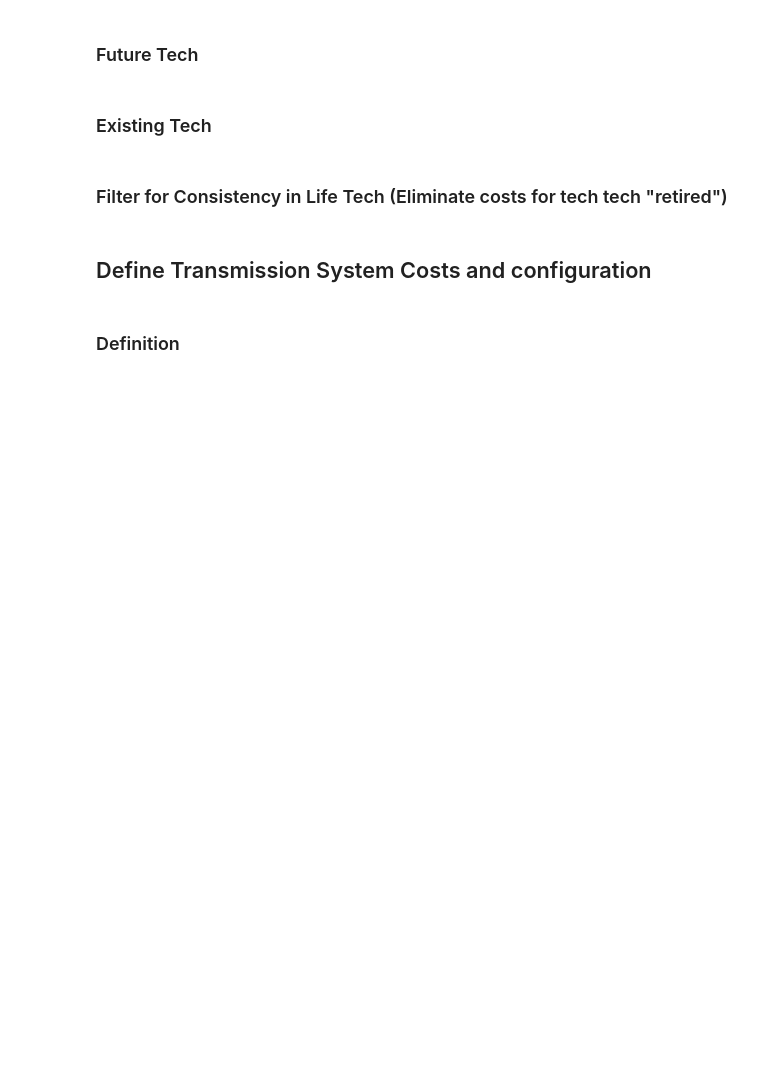
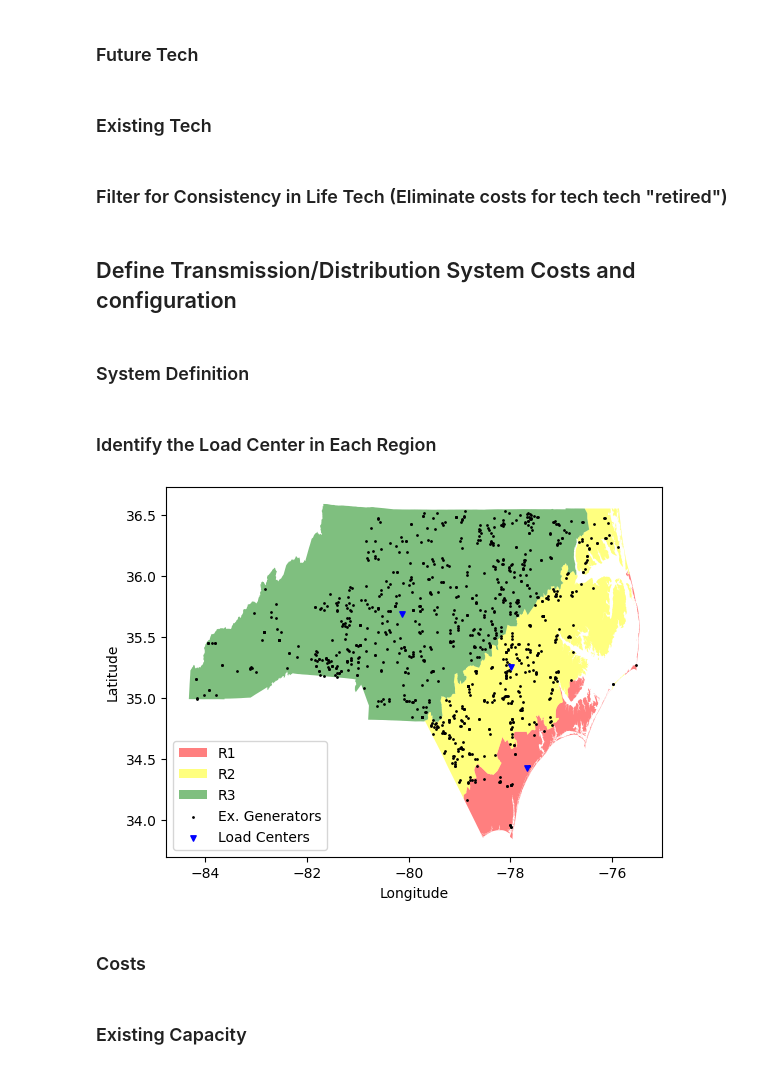
Before and after one commit to vaduraes/TemoaHurricane_V2, a Jupyter notebook: CreateBaseDeck/Excel2Sql.ipynb, the cells around one changed output. Drawn from its saved outputs; the diff is of its cells as text; code cells hidden in the pictures; blank space fills up the shorter version.

Commit message:
Define Transmission Inter regions

```diff
--- a/CreateBaseDeck/Excel2Sql.ipynb
+++ b/CreateBaseDeck/Excel2Sql.ipynb
@@ -559,17 +575,23 @@ PopulationR1=0
 PopulationR2=0
 PopulationR3=0
 
+ListCensusPop=[]
+ListCensusOnR1,ListCensusOnR2,ListCensusOnR3=[],[],[]
+
 for i in range(len(PointsPop)):
     point=PointsPop[i]
-
+    ListCensusPop.append(shapefile_Pop["POPULATION"][i])
     if new_polyR1.contains(point):
         PopulationR1=PopulationR1+shapefile_Pop["POPULATION"][i]
+        ListCensusOnR1.append(i)
 
     elif new_polyR2.contains(point):
         PopulationR2=PopulationR2+shapefile_Pop["POPULATION"][i]
+        ListCensusOnR2.append(i)
 
     elif new_polyR3.contains(point):
         PopulationR3=PopulationR3+shapefile_Pop["POPULATION"][i]
+        ListCensusOnR3.append(i)
 # %% [markdown]
 ### Read Demand From User and Regionalize
 # %%
@@ -873,4 +899,4 @@ CostFixed_sql=CostFixed_sql[KeepRows]
 # %% [markdown]
-## Define Transmission System Costs and configuration
+## Define Transmission/Distribution System Costs and configuration
 # %% [markdown]
-### Definition
+### System Definition
@@ -883,0 +930,54 @@ CostFixed_sql=CostFixed_sql[KeepRows]
+# %% [markdown]
+### Identify the Load Center in Each Region
+# %%
+#Load center is defined based on the population of each county on the region (it is the same of the centroid of the population)
+#shapefile_Pop and PointsPop is available at Demand chapter
+PointsPopLongLat=np.array([[shapefile_Pop["LONGITUDE"][i],shapefile_Pop["LATITUDE"][i]] for i in range(len(shapefile_Pop))])
+ListCensusPop=np.array(ListCensusPop)
+
+CentroidLoadR1=np.sum(np.reshape(ListCensusPop[ListCensusOnR1]/np.sum(ListCensusPop[ListCensusOnR1]),(len(ListCensusOnR1),1))*PointsPopLongLat[ListCensusOnR1],axis=0)#Long Lat
+CentroidLoadR2=np.sum(np.reshape(ListCensusPop[ListCensusOnR2]/np.sum(ListCensusPop[ListCensusOnR2]),(len(ListCensusOnR2),1))*PointsPopLongLat[ListCensusOnR2],axis=0)#Long Lat
+CentroidLoadR3=np.sum(np.reshape(ListCensusPop[ListCensusOnR3]/np.sum(ListCensusPop[ListCensusOnR3]),(len(ListCensusOnR3),1))*PointsPopLongLat[ListCensusOnR3],axis=0)#Long Lat
+
+#Computing distance between centroids
+DistanceR1R2=haversine((CentroidLoadR1[1], CentroidLoadR1[0]), (CentroidLoadR2[1], CentroidLoadR2[0]), unit='mi') #Haversine works on lat long
+DistanceR2R3=haversine((CentroidLoadR2[1], CentroidLoadR2[0]), (CentroidLoadR3[1], CentroidLoadR3[0]), unit='mi') #Haversine works on lat long
+
+
+fig, ax = plt.subplots()
+
+count=0
+for geom in new_polyR1.geoms:
+    xs, ys = geom.exterior.xy
+    count=count+1
+    if count==1:
+        ax.fill(xs, ys, alpha=0.5, fc='r', ec='none',label="R1")
+    else:
+        ax.fill(xs, ys, alpha=0.5, fc='r', ec='none')
+
+count=0
+for geom in new_polyR2.geoms:
+    count=count+1
+    xs, ys = geom.exterior.xy
+    if count==1:
+        ax.fill(xs, ys, alpha=0.5, fc='yellow', ec='none',label="R2")
+    else:
+        ax.fill(xs, ys, alpha=0.5, fc='yellow', ec='none')
+
+
+xs, ys = new_polyR3.exterior.xy
+ax.fill(xs, ys, alpha=0.5, fc='green', ec='none',label="R3")
+
+LongLatCentroids=np.concatenate([np.array([CentroidLoadR1]),np.array([CentroidLoadR2]),np.array([CentroidLoadR3])],axis=0)
+
+plt.scatter(df_AggregateGen["Longitude"],df_AggregateGen["Latitude"],color="black",s=1, label="Ex. Generators")
+plt.scatter(LongLatCentroids[:,0],LongLatCentroids[:,1],color="blue",s=15,marker="v", label="Load Centers")
+
+plt.xlabel("Longitude")
+plt.ylabel("Latitude")
+plt.legend()
+plt.savefig("Load Centroids.png",dpi=600)
+# %% [output]
+[figure, added]
+# %% [markdown]
+### Costs
@@ -883,0 +1002,2 @@ CostFixed_sql=CostFixed_sql[KeepRows]
+# %% [markdown]
+### Existing Capacity
```
Also changed, not shown: parts of 8 cells of this notebook, 5 other files.
